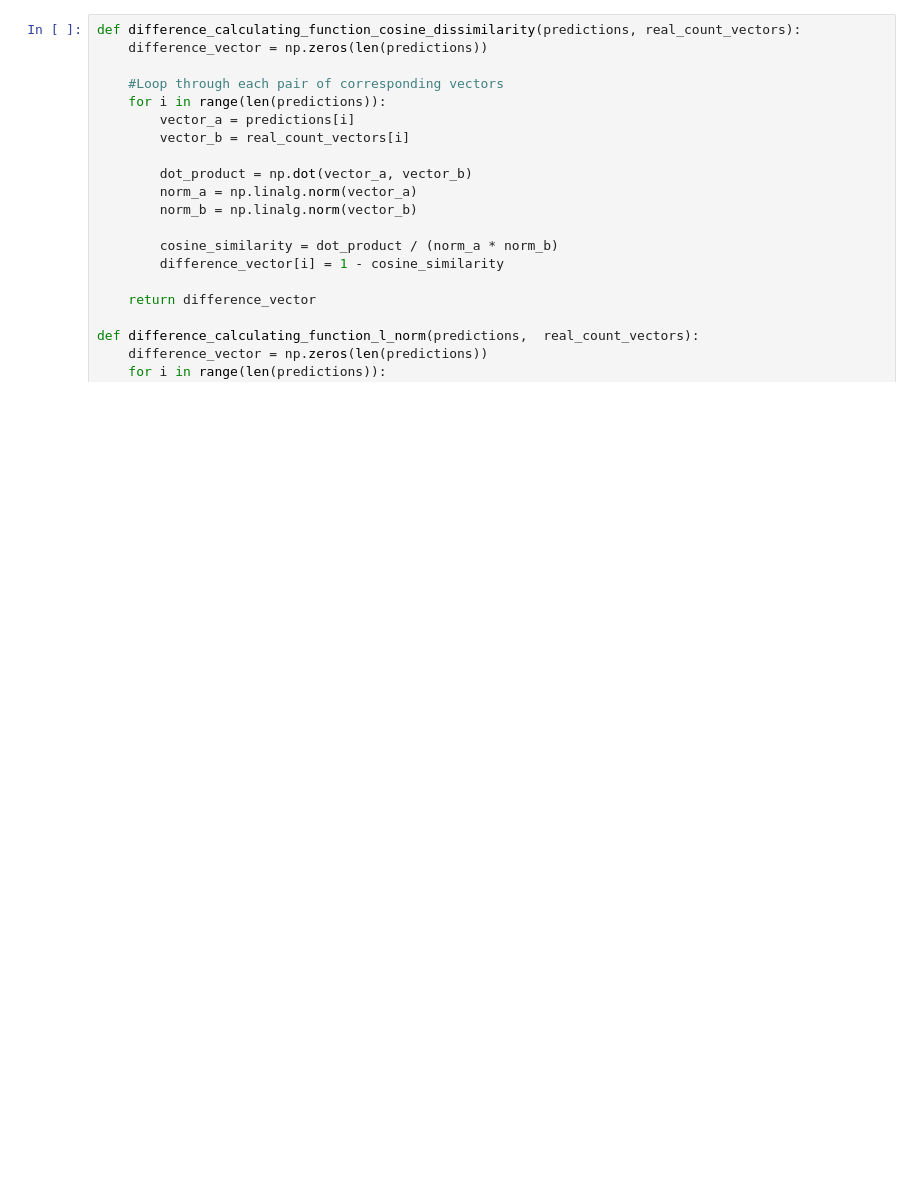
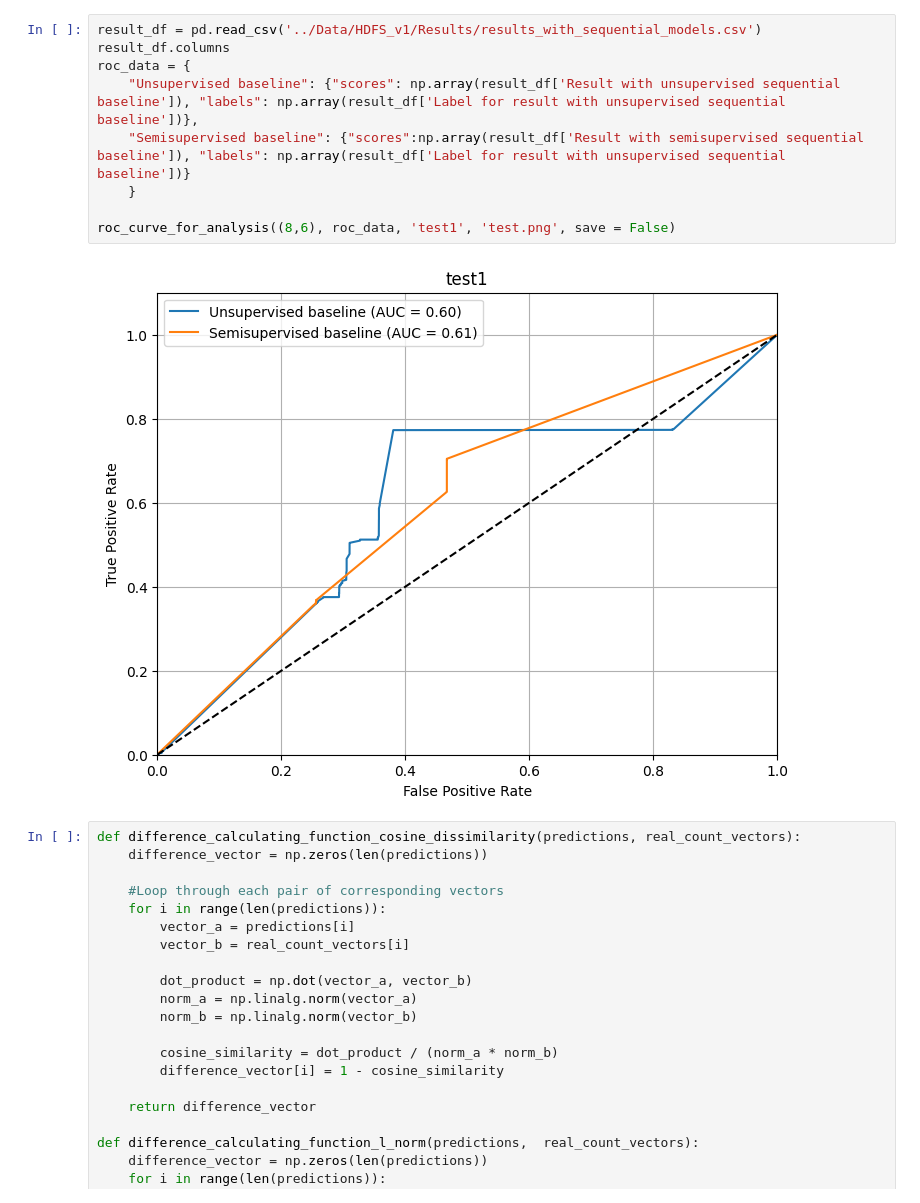
Before and after one commit to Flakon500/Interpretable-Loganomaly-Detection-project, a Jupyter notebook: Codes/sequential_models.ipynb, the cells around one changed output. Drawn from its saved outputs; the diff is of its cells as text; blank space fills up the shorter version.

```diff
--- a/Codes/sequential_models.ipynb
+++ b/Codes/sequential_models.ipynb
@@ -25,3 +27,14 @@ from Data import train_test_split_count_matrix_baseline
+# %%
+result_df = pd.read_csv('../Data/HDFS_v1/Results/results_with_sequential_models.csv')
+result_df.columns
+roc_data = {
+    "Unsupervised baseline": {"scores": np.array(result_df['Result with unsupervised sequential baseline']), "labels": np.array(result_df['Label for result with unsupervised sequential baseline'])},
+    "Semisupervised baseline": {"scores":np.array(result_df['Result with semisupervised sequential baseline']), "labels": np.array(result_df['Label for result with unsupervised sequential baseline'])}
+    }
+
+roc_curve_for_analysis((8,6), roc_data, 'test1', 'test.png', save = False)
+# %% [output]
+[figure, added]
 # %%
 def difference_calculating_function_cosine_dissimilarity(predictions, real_count_vectors):
     difference_vector = np.zeros(len(predictions))
```
Also changed, not shown: parts of 11 cells of this notebook, 15 other files.
